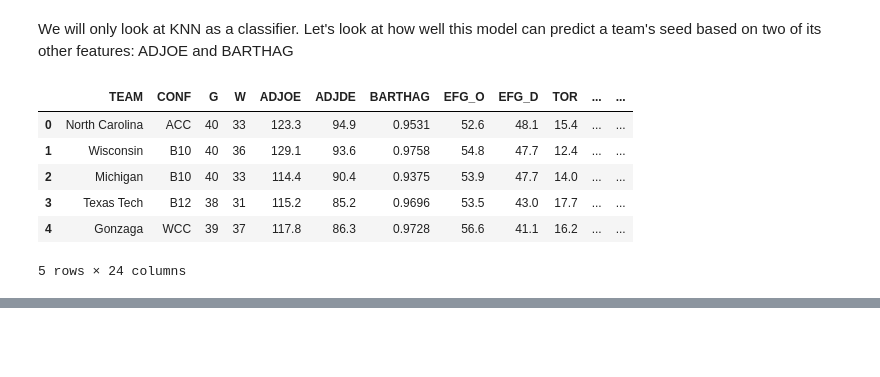
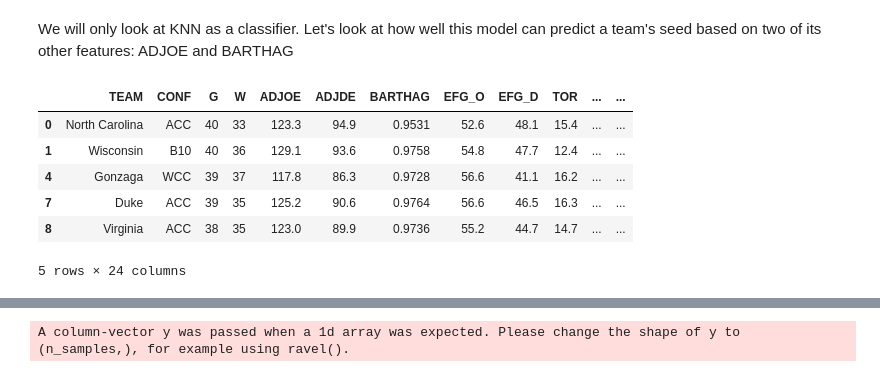
Before and after one commit to joshyaffee/A-First-Semester-of-Machine-Learning---INDE-577, a Jupyter notebook: 1. Supervised Learning/1.5. K-Nearest Neighbors - An Intro to Nonparametric Models/KNN.ipynb, the cells around one changed output, grey strips where cells are left out. Saved outputs shown, nothing was run; the diff lists cells and outputs as text; code cells hidden in the pictures; blank space fills up the shorter version.

Commit message:
Fixed Dataset urls ,added to KNN

```diff
--- a/1. Supervised Learning/1.5. K-Nearest Neighbors - An Intro to Nonparametric Models/KNN.ipynb
+++ b/1. Supervised Learning/1.5. K-Nearest Neighbors - An Intro to Nonparametric Models/KNN.ipynb
@@ -22,14 +22,15 @@ import numpy as np
 import plotly.express as px
 import sklearn as sk
 # %%
-df = pd.read_csv("https://raw.githubusercontent.com/joshyaffee/A-First-Semester-of-Machine-Learning---INDE-577/main/cbb.csv")
+df = pd.read_csv("https://raw.githubusercontent.com/joshyaffee/A-First-Semester-of-Machine-Learning---INDE-577/main/Datasets/cbb.csv")
 df = df.dropna()
+df = df[df['SEED'].isin([1, 5, 9, 13, 16])]
 df.head()
 # %% [output]
 |  | TEAM | CONF | G | W | ADJOE | ADJDE | BARTHAG | EFG_O | EFG_D | TOR | ... | ... |
 | 0 | North Carolina | ACC | 40 | 33 | 123.3 | 94.9 | 0.9531 | 52.6 | 48.1 | 15.4 | ... | ... |
 | 1 | Wisconsin | B10 | 40 | 36 | 129.1 | 93.6 | 0.9758 | 54.8 | 47.7 | 12.4 | ... | ... |
-| 2 | Michigan | B10 | 40 | 33 | 114.4 | 90.4 | 0.9375 | 53.9 | 47.7 | 14.0 | ... | ... |
-| 3 | Texas Tech | B12 | 38 | 31 | 115.2 | 85.2 | 0.9696 | 53.5 | 43.0 | 17.7 | ... | ... |
 | 4 | Gonzaga | WCC | 39 | 37 | 117.8 | 86.3 | 0.9728 | 56.6 | 41.1 | 16.2 | ... | ... |
+| 7 | Duke | ACC | 39 | 35 | 125.2 | 90.6 | 0.9764 | 56.6 | 46.5 | 16.3 | ... | ... |
+| 8 | Virginia | ACC | 38 | 35 | 123.0 | 89.9 | 0.9736 | 55.2 | 44.7 | 14.7 | ... | ... |
 5 rows × 24 columns
@@ -43,5 +43,8 @@ Xtrain, Xtest, ytrain, ytest = train_test_split(X, y, stratify = y)
 from sklearn.neighbors import KNeighborsClassifier
 knn = KNeighborsClassifier(n_neighbors=5)
 knn.fit(Xtrain, ytrain)
-y_pred = knn.predict(Xtest)
+y_pred_train = knn.predict(Xtrain)
+y_pred_test = knn.predict(Xtest)
+# %% [output]
+A column-vector y was passed when a 1d array was expected. Please change the shape of y to (n_samples,), for example using ravel().
 # %%
```
Also changed, not shown: parts of 9 cells of this notebook, 10 other files.
